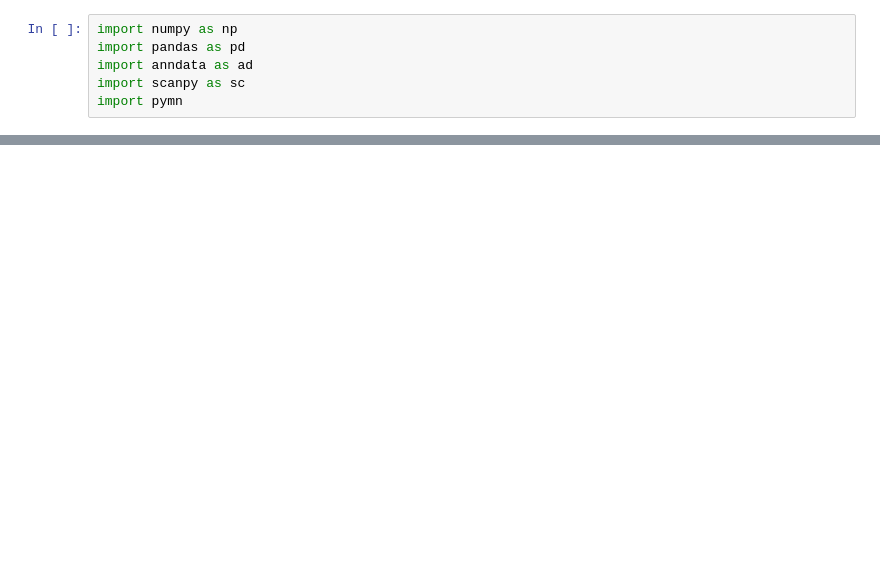
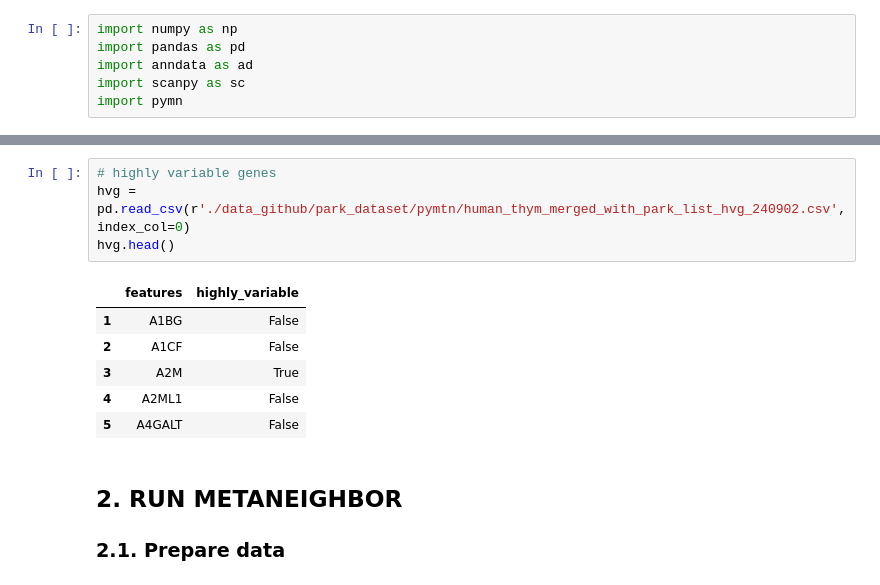
Before and after one commit to meyer-lab-cshl/xspeciestcells, a Jupyter notebook: scripts/integrated_dataset/pymtn_park_02_run_metaneighbor.ipynb, the cells around one changed output, grey strips where cells are left out. Cells and saved outputs as stored; diff of their text form; blank space fills up the shorter version.

```diff
--- a/scripts/integrated_dataset/pymtn_park_02_run_metaneighbor.ipynb
+++ b/scripts/integrated_dataset/pymtn_park_02_run_metaneighbor.ipynb
@@ -30,0 +31,14 @@ adata.to_df()
+# %%
+# highly variable genes
+hvg = pd.read_csv(r'./data_github/park_dataset/pymtn/human_thym_merged_with_park_list_hvg_240902.csv', index_col=0)
+hvg.head()
+# %% [output]
+|  | features | highly_variable |
+| 1 | A1BG | False |
+| 2 | A1CF | False |
+| 3 | A2M | True |
+| 4 | A2ML1 | False |
+| 5 | A4GALT | False |
+# %% [markdown]
+## 2. RUN METANEIGHBOR
+### 2.1. Prepare data
```
Also changed, not shown: parts of 17 cells of this notebook.
